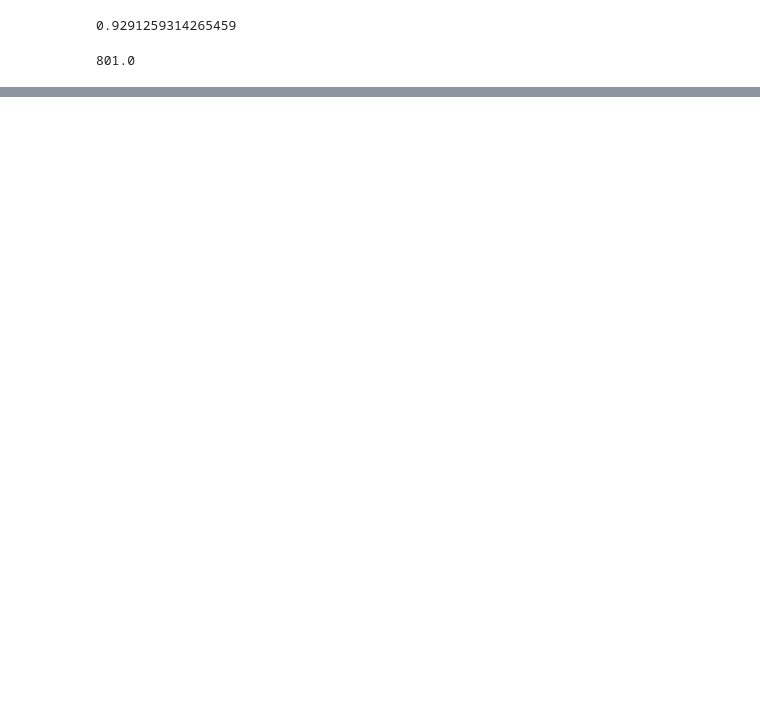
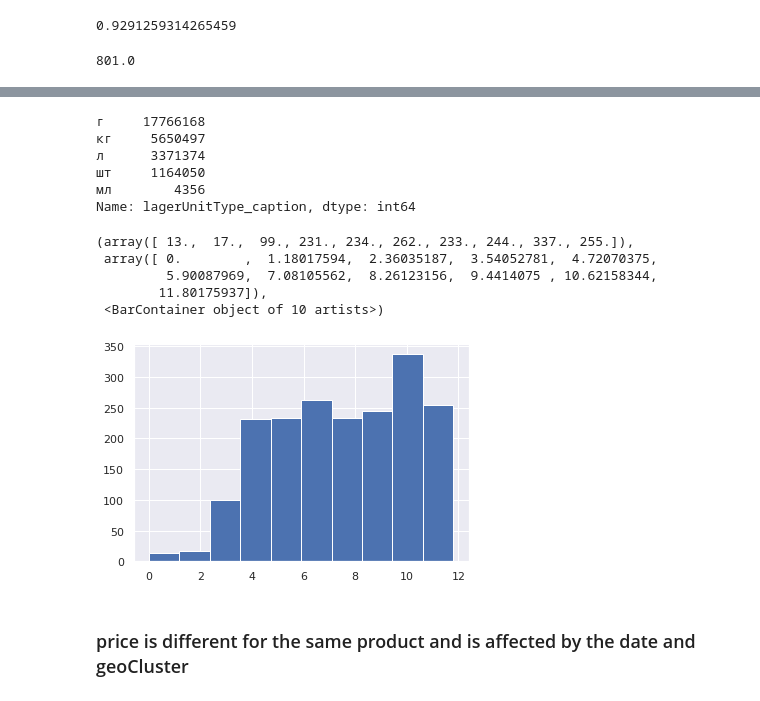
Before and after one commit to HikkaV/FozzyHackathon, a Jupyter notebook: Vova/EDA.ipynb, the cells around one changed output, grey strips where cells are left out. Cells and saved outputs as stored; diff of their text form; code cells hidden in the pictures; blank space fills up the shorter version.

```diff
--- a/Vova/EDA.ipynb
+++ b/Vova/EDA.ipynb
@@ -102,0 +410,20 @@ sns.histplot(np.log1p(train_data.sales))
+# %%
+train_data['lagerUnitType_caption'].value_counts()
+# %% [output]
+г     17766168
+кг     5650497
+л      3371374
+шт     1164050
+мл        4356
+Name: lagerUnitType_caption, dtype: int64
+# %%
+plt.hist(np.log(train_data['SKU'].value_counts()))
+# %% [output]
+(array([ 13.,  17.,  99., 231., 234., 262., 233., 244., 337., 255.]),
+ array([ 0.        ,  1.18017594,  2.36035187,  3.54052781,  4.72070375,
+         5.90087969,  7.08105562,  8.26123156,  9.4414075 , 10.62158344,
+        11.80175937]),
+ <BarContainer object of 10 artists>)
+[figure, added]
+# %% [markdown]
+### price is different for the same product and is affected by the date and geoCluster
```
Also changed, not shown: parts of 173 cells of this notebook, 1 other file.
